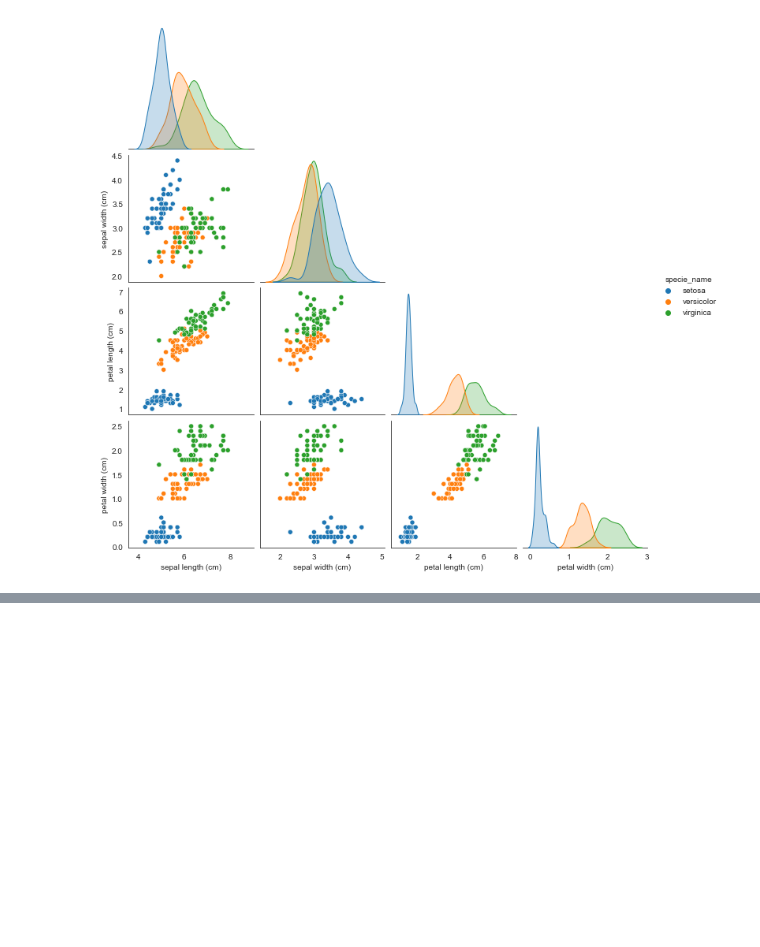
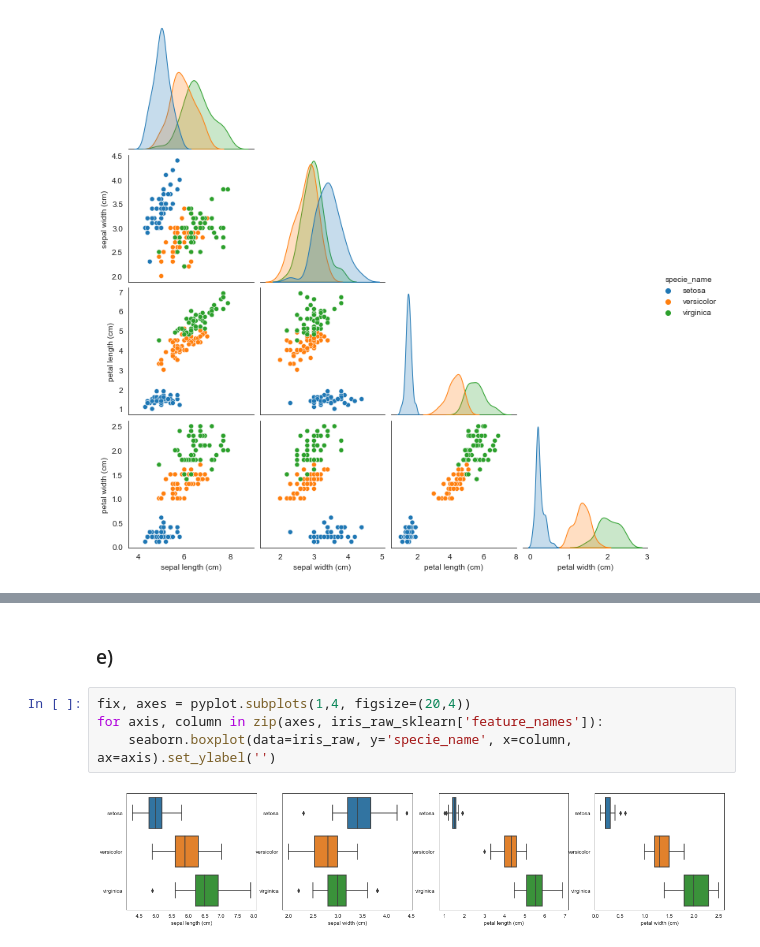
Before and after one commit to felix-tjernberg/machine-learning, a Jupyter notebook: exercises/exercise-4.ipynb, the cells around one changed output, grey strips where cells are left out. Cells and saved outputs as stored; diff of their text form; blank space fills up the shorter version.

```diff
--- a/exercises/exercise-4.ipynb
+++ b/exercises/exercise-4.ipynb
@@ -85,0 +94,8 @@ seaborn.pairplot(iris_raw.drop('specie', axis=1), corner=True, hue='specie_name'
+# %% [markdown]
+### e)
+# %%
+fix, axes = pyplot.subplots(1,4, figsize=(20,4))
+for axis, column in zip(axes, iris_raw_sklearn['feature_names']):
+    seaborn.boxplot(data=iris_raw, y='specie_name', x=column, ax=axis).set_ylabel('')
+# %% [output]
+[figure, added]
```
Also changed, not shown: parts of 3 cells of this notebook.
